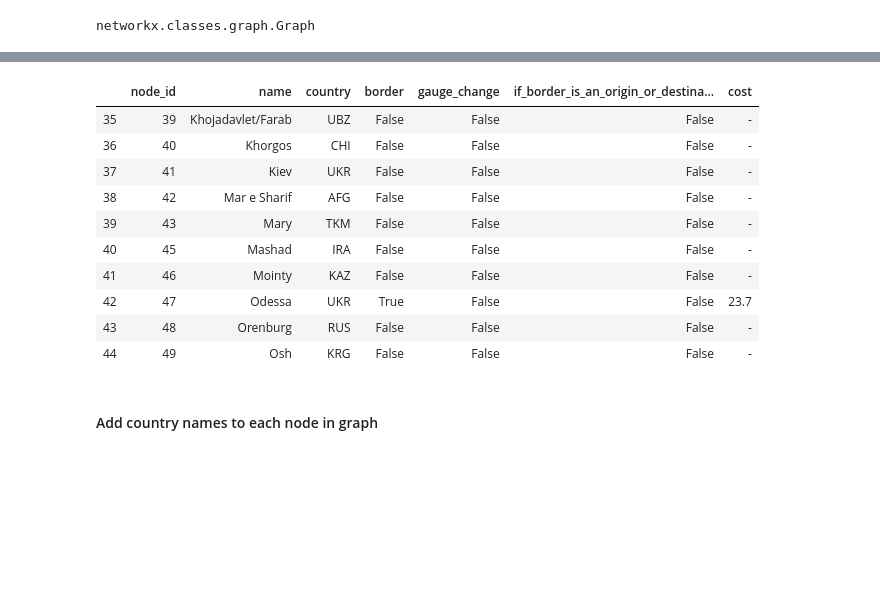
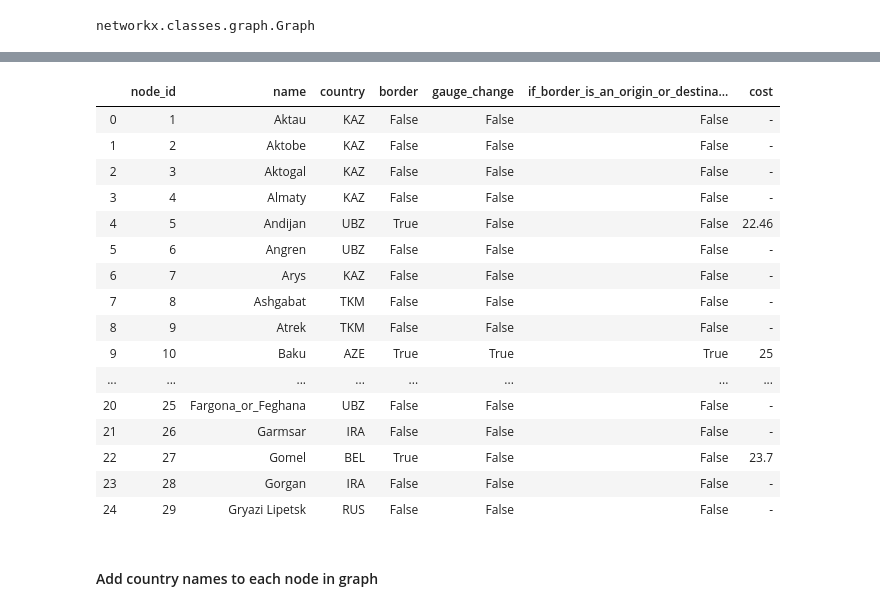
Before and after one commit to worldbank/GOST_PublicGoods, a Jupyter notebook: Implementations/asia_railways/asia_railways_ver3.ipynb, the cells around one changed output, grey strips where cells are left out. Cells and saved outputs as stored; diff of their text form; code cells hidden in the pictures; blank space fills up the shorter version.

```diff
--- a/Implementations/asia_railways/asia_railways_ver3.ipynb
+++ b/Implementations/asia_railways/asia_railways_ver3.ipynb
@@ -80,19 +80,25 @@ networkx.classes.graph.Graph
 # %%
 input_nodes = pd.read_csv(os.path.join(inputFolder, "nodes.csv"))
-# %%
-input_nodes[35:45]
-# %% [output]
-|  | node_id | name | country | border | gauge_change | if_border_is_an_origin_or_destina... | cost |
-| 35 | 39 | Khojadavlet/Farab | UBZ | False | False | False | - |
-| 36 | 40 | Khorgos | CHI | False | False | False | - |
-| 37 | 41 | Kiev | UKR | False | False | False | - |
-| 38 | 42 | Mar e Sharif | AFG | False | False | False | - |
-| 39 | 43 | Mary | TKM | False | False | False | - |
-| 40 | 45 | Mashad | IRA | False | False | False | - |
-| 41 | 46 | Mointy | KAZ | False | False | False | - |
-| 42 | 47 | Odessa | UKR | True | False | False | 23.7 |
-| 43 | 48 | Orenburg | RUS | False | False | False | - |
-| 44 | 49 | Osh | KRG | False | False | False | - |
+# %%
+input_nodes[0:25]
+# %% [output]
+|  | node_id | name | country | border | gauge_change | if_border_is_an_origin_or_destina... | cost |
+| 0 | 1 | Aktau | KAZ | False | False | False | - |
+| 1 | 2 | Aktobe | KAZ | False | False | False | - |
+| 2 | 3 | Aktogal | KAZ | False | False | False | - |
+| 3 | 4 | Almaty | KAZ | False | False | False | - |
+| 4 | 5 | Andijan | UBZ | True | False | False | 22.46 |
+| 5 | 6 | Angren | UBZ | False | False | False | - |
+| 6 | 7 | Arys | KAZ | False | False | False | - |
+| 7 | 8 | Ashgabat | TKM | False | False | False | - |
+| 8 | 9 | Atrek | TKM | False | False | False | - |
+| 9 | 10 | Baku | AZE | True | True | True | 25 |
+| ... | ... | ... | ... | ... | ... | ... | ... |
+| 20 | 25 | Fargona_or_Feghana | UBZ | False | False | False | - |
+| 21 | 26 | Garmsar | IRA | False | False | False | - |
+| 22 | 27 | Gomel | BEL | True | False | False | 23.7 |
+| 23 | 28 | Gorgan | IRA | False | False | False | - |
+| 24 | 29 | Gryazi Lipetsk | RUS | False | False | False | - |
 # %% [markdown]
 ####  Add country names to each node in graph
 # %%
```
Also changed, not shown: parts of 18 cells of this notebook, 4 other files.
